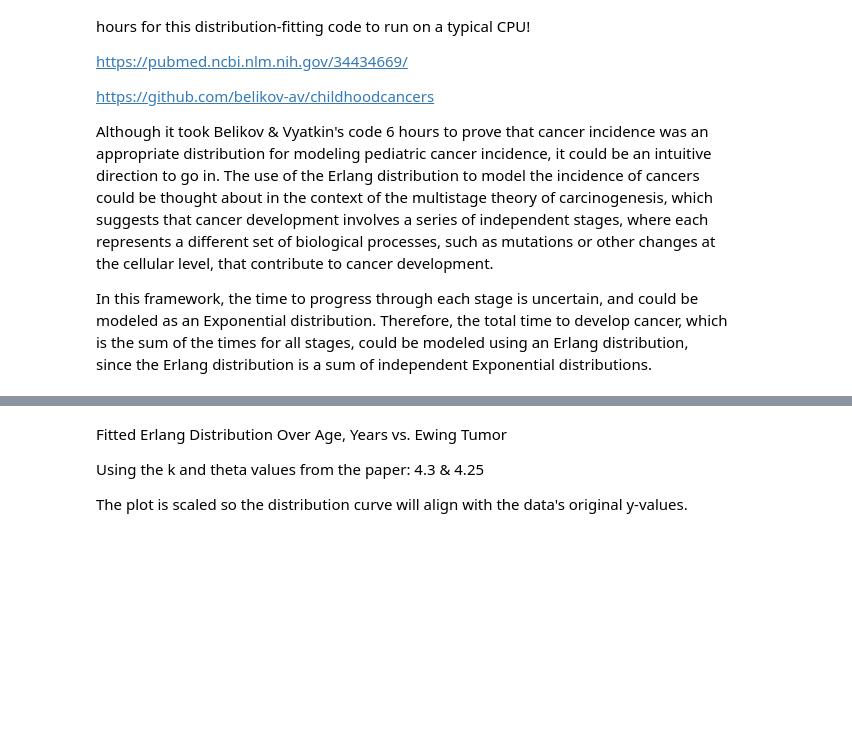
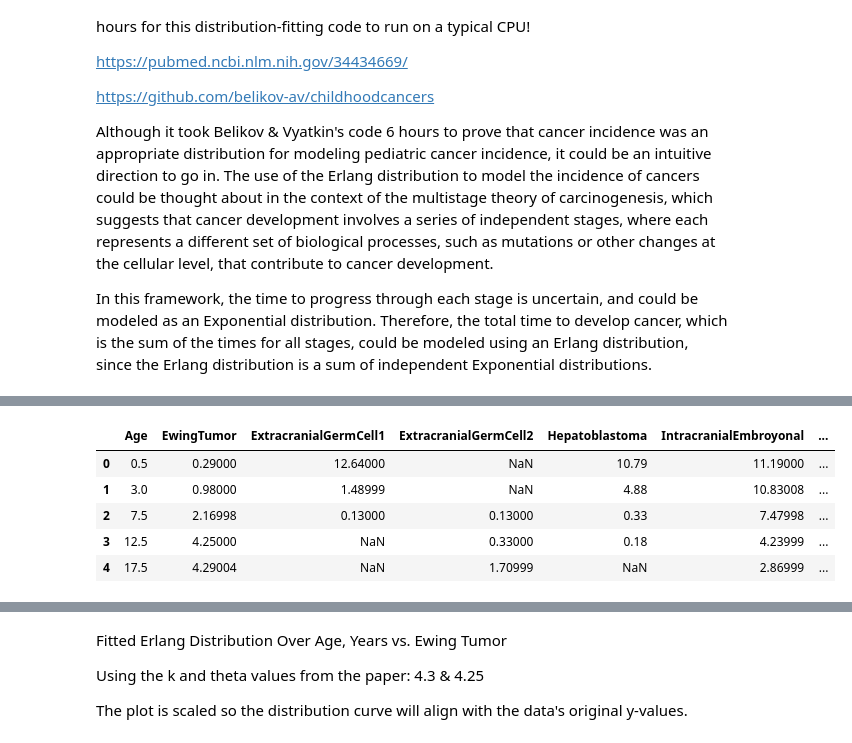
Before and after one commit to kpklane-ds/using-statistics-in-medicine, a Jupyter notebook: 4a. The Age Distribution of Cancer Incidence - Continuous Distributions Based on the Poisson Process.ipynb, the cells around one changed output, grey strips where cells are left out. Drawn from its saved outputs; the diff is of its cells as text; code cells hidden in the pictures; blank space fills up the shorter version.

```diff
--- a/4a. The Age Distribution of Cancer Incidence - Continuous Distributions Based on the Poisson Process.ipynb
+++ b/4a. The Age Distribution of Cancer Incidence - Continuous Distributions Based on the Poisson Process.ipynb
@@ -296,3 +281,32 @@ cancer_ds.head()
+# %%
+import pandas as pd
+import requests
+from io import BytesIO
+
+# URL of the Box shared link
+shared_link = 'https://ucdavis.box.com/s/7e3vgk1nfxft67t9fnsi50d6bj2exa5c'
+
+# Modify the link to point to the direct download endpoint
+direct_link = shared_link.replace('https://ucdavis.box.com/s/', 'https://ucdavis.box.com/shared/static/') + '.xlsx'
+
+# Use requests to download the file
+response = requests.get(direct_link)
+
+# Load the response content into a BytesIO object and then into a Pandas DataFrame
+cancer_ds = pd.read_excel(BytesIO(response.content), engine="openpyxl")
+
+cancer_ds.columns = ['Age', 'EwingTumor', 'ExtracranialGermCell1', 'ExtracranialGermCell2', 'Hepatoblastoma', 'IntracranialEmbroyonal', 'IntracranialGermCell', 'MalignantGonadalGermCell', 'Nephroblastoma', 'Neuroblastoma', 'Retinoblastoma']
+pd.set_option('display.max_columns', None)  # Display all columns
+
+# Display the DataFrame
+cancer_ds.head()
+# %% [output]
+|  | Age | EwingTumor | ExtracranialGermCell1 | ExtracranialGermCell2 | Hepatoblastoma | IntracranialEmbroyonal | ... |
+| 0 | 0.5 | 0.29000 | 12.64000 | NaN | 10.79 | 11.19000 | ... |
+| 1 | 3.0 | 0.98000 | 1.48999 | NaN | 4.88 | 10.83008 | ... |
+| 2 | 7.5 | 2.16998 | 0.13000 | 0.13000 | 0.33 | 7.47998 | ... |
+| 3 | 12.5 | 4.25000 | NaN | 0.33000 | 0.18 | 4.23999 | ... |
+| 4 | 17.5 | 4.29004 | NaN | 1.70999 | NaN | 2.86999 | ... |
 # %%
 # @title Age, years vs Ewing tumor
 
```
Also changed, not shown: parts of 6 cells of this notebook.
